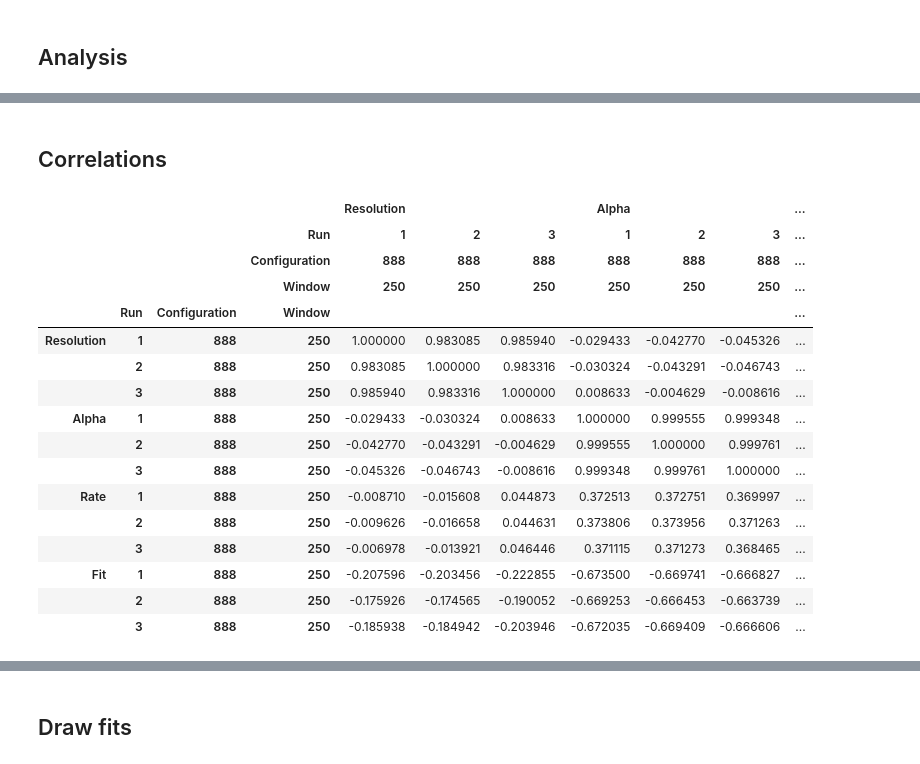
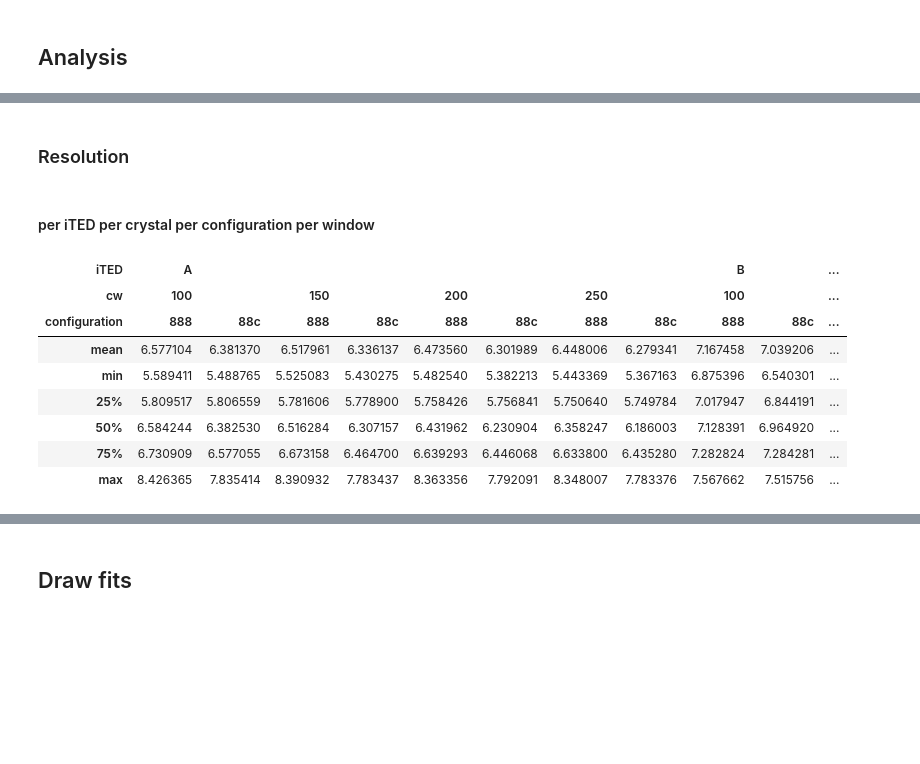
Before and after one commit to BGameiro2000/nucphys-thesis, a Jupyter notebook: code/analysis/PyROOT_resolution_Cs137v5.ipynb, the cells around one changed output, grey strips where cells are left out. Cells and saved outputs as stored; diff of their text form; code cells hidden in the pictures; blank space fills up the shorter version.

```diff
--- a/code/analysis/PyROOT_resolution_Cs137v5.ipynb
+++ b/code/analysis/PyROOT_resolution_Cs137v5.ipynb
@@ -334,5 +453,44 @@ def TH1D_draw(cell):
     latex.DrawText(0.7, 0.6, "Change: {:.2f}%".format(l2-l4))
 
     return canvas
+# %%
+entries = []
+
+for iTED in tqdm.tqdm([0,1,2,3]):
+    for Crystal in tqdm.tqdm([0,1,2,3,4]):
+        for Configuration in ["888", "88c"]:
+            for CW in [100,150,200,250]:
+                for i_run in range(1,25+1):
+
+                    cryst_code = ["A", "B", "C", "D"][iTED]+str(Crystal)
+
+                    [iTEDA,iTEDB,iTEDC,iTEDD][iTED][f"{Configuration}_{i_run}_{CW}"] = [iTEDA,iTEDB,iTEDC,iTEDD][iTED][f"{Configuration}_{i_run}"](CW)
+
+                    spectr = spectrum(
+                        [iTEDA,iTEDB,iTEDC,iTEDD][iTED][f"{Configuration}_{i_run}"](CW),
+                        ["A","B","C","D"][iTED],
+                        Crystal,
+                        Configuration,
+                        CW,
+                        calibrations_df.query("crystal == @cryst_code & cw == '100'").iloc[0][[0,1,2]],
+                        i_run
+                    )
+
+                    entries.append(
+                        pandas.DataFrame({
+                            "resolution": get_resolution(spectr)[1],
+                            "fit": abs(get_resolution(spectr)[2]-662)/662*100,
+                            "cps": spectr.Rate(30),
+                            "alpha": spectr.Alpha(30),
+                            "iTED": ["A", "B", "C", "D"][iTED],
+                            "crystal": Crystal,
+                            "cw": CW,
+                            "configuration": Configuration,
+                            "run": i_run,
+                            "obj": spectr,
+                        }, index=[0])
+                    )
+
+entries_df = pandas.concat(entries, ignore_index=True)
 # %% [markdown]
 ## Analysis
@@ -474,2 +496,0 @@ alpha.style.background_gradient(cmap ='YlOrRd',axis=None)
-# %% [markdown]
-## Correlations
@@ -478,20 +497,16 @@ df = pandas.concat([resolution,alpha,cps,fit],keys=["Resolution","Alpha","Rate",
-# %%
-df.corr().style.background_gradient(cmap ='YlOrRd',axis=None)
-# %% [output]
-|  |  |  |  | Resolution |  |  | Alpha |  |  | ... |
-|  |  |  | Run | 1 | 2 | 3 | 1 | 2 | 3 | ... |
-|  |  |  | Configuration | 888 | 888 | 888 | 888 | 888 | 888 | ... |
-|  |  |  | Window | 250 | 250 | 250 | 250 | 250 | 250 | ... |
-|  | Run | Configuration | Window |  |  |  |  |  |  | ... |
-| Resolution | 1 | 888 | 250 | 1.000000 | 0.983085 | 0.985940 | -0.029433 | -0.042770 | -0.045326 | ... |
-|  | 2 | 888 | 250 | 0.983085 | 1.000000 | 0.983316 | -0.030324 | -0.043291 | -0.046743 | ... |
-|  | 3 | 888 | 250 | 0.985940 | 0.983316 | 1.000000 | 0.008633 | -0.004629 | -0.008616 | ... |
-| Alpha | 1 | 888 | 250 | -0.029433 | -0.030324 | 0.008633 | 1.000000 | 0.999555 | 0.999348 | ... |
-|  | 2 | 888 | 250 | -0.042770 | -0.043291 | -0.004629 | 0.999555 | 1.000000 | 0.999761 | ... |
-|  | 3 | 888 | 250 | -0.045326 | -0.046743 | -0.008616 | 0.999348 | 0.999761 | 1.000000 | ... |
-| Rate | 1 | 888 | 250 | -0.008710 | -0.015608 | 0.044873 | 0.372513 | 0.372751 | 0.369997 | ... |
-|  | 2 | 888 | 250 | -0.009626 | -0.016658 | 0.044631 | 0.373806 | 0.373956 | 0.371263 | ... |
-|  | 3 | 888 | 250 | -0.006978 | -0.013921 | 0.046446 | 0.371115 | 0.371273 | 0.368465 | ... |
-| Fit | 1 | 888 | 250 | -0.207596 | -0.203456 | -0.222855 | -0.673500 | -0.669741 | -0.666827 | ... |
-|  | 2 | 888 | 250 | -0.175926 | -0.174565 | -0.190052 | -0.669253 | -0.666453 | -0.663739 | ... |
-|  | 3 | 888 | 250 | -0.185938 | -0.184942 | -0.203946 | -0.672035 | -0.669409 | -0.666606 | ... |
+# %% [markdown]
+### Resolution
+# %% [markdown]
+#### per iTED per crystal per configuration per window
+# %%
+entries_df.groupby(["iTED","cw","configuration"]).resolution.describe().drop(['count', 'std'], axis=1).T.style.background_gradient(cmap ='YlOrRd',axis=1)
+# %% [output]
+| iTED | A |  |  |  |  |  |  |  | B |  | ... |
+| cw | 100 |  | 150 |  | 200 |  | 250 |  | 100 |  | ... |
+| configuration | 888 | 88c | 888 | 88c | 888 | 88c | 888 | 88c | 888 | 88c | ... |
+| mean | 6.577104 | 6.381370 | 6.517961 | 6.336137 | 6.473560 | 6.301989 | 6.448006 | 6.279341 | 7.167458 | 7.039206 | ... |
+| min | 5.589411 | 5.488765 | 5.525083 | 5.430275 | 5.482540 | 5.382213 | 5.443369 | 5.367163 | 6.875396 | 6.540301 | ... |
+| 25% | 5.809517 | 5.806559 | 5.781606 | 5.778900 | 5.758426 | 5.756841 | 5.750640 | 5.749784 | 7.017947 | 6.844191 | ... |
+| 50% | 6.584244 | 6.382530 | 6.516284 | 6.307157 | 6.431962 | 6.230904 | 6.358247 | 6.186003 | 7.128391 | 6.964920 | ... |
+| 75% | 6.730909 | 6.577055 | 6.673158 | 6.464700 | 6.639293 | 6.446068 | 6.633800 | 6.435280 | 7.282824 | 7.284281 | ... |
+| max | 8.426365 | 7.835414 | 8.390932 | 7.783437 | 8.363356 | 7.792091 | 8.348007 | 7.783376 | 7.567662 | 7.515756 | ... |
```
Also changed, not shown: parts of 55 cells of this notebook, 5 other files.
